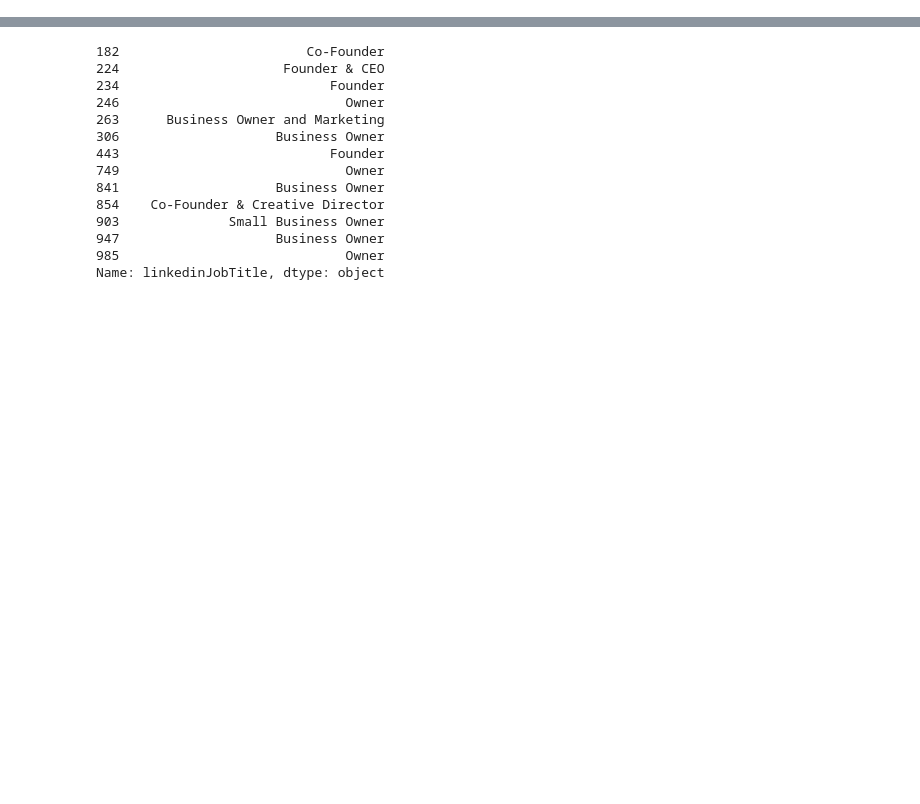
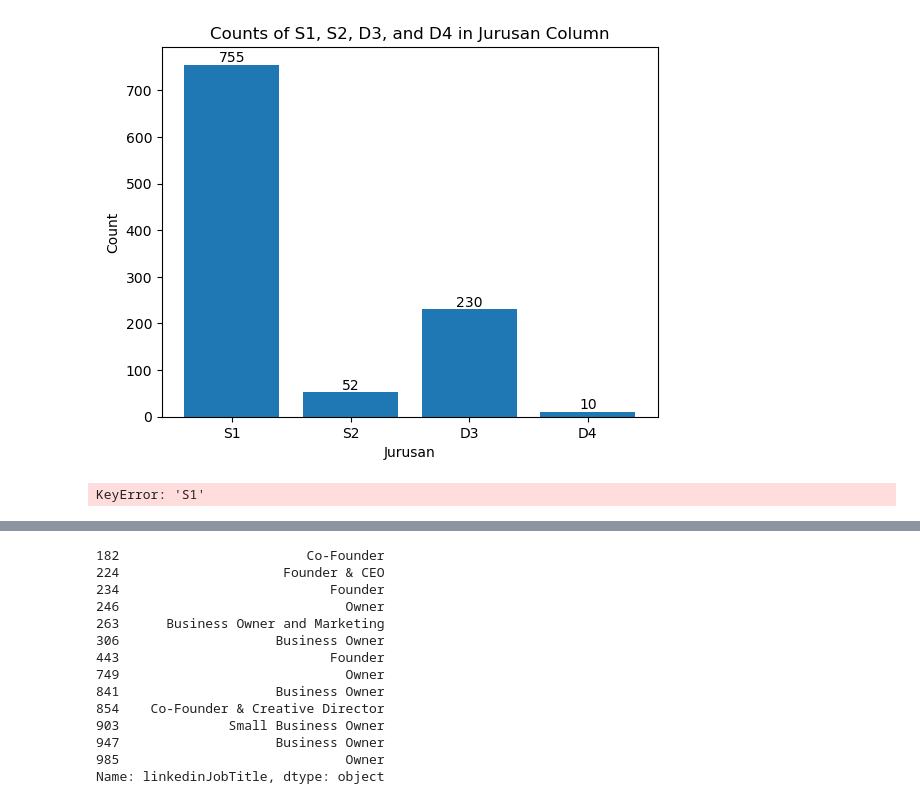
Before and after one commit to ammarff/tracer_study, a Jupyter notebook: has_linkedin.ipynb, the cells around one changed output, grey strips where cells are left out. Drawn from its saved outputs; the diff is of its cells as text; code cells hidden in the pictures; blank space fills up the shorter version.

```diff
--- a/has_linkedin.ipynb
+++ b/has_linkedin.ipynb
@@ -164,3 +198,30 @@ df
+# %%
+import seaborn as sns
+count_S1 = df[df['Jurusan'].str.contains('S1')]['Jurusan'].count()
+count_S2 = df[df['Jurusan'].str.contains('S2')]['Jurusan'].count()
+count_D3 = df[df['Jurusan'].str.contains('D3')]['Jurusan'].count()
+count_D4 = df[df['Jurusan'].str.contains('D4')]['Jurusan'].count()
+
+# Create a bar chart
+categories = ['S1', 'S2', 'D3', 'D4']
+counts = [count_S1, count_S2, count_D3, count_D4]
+
+plt.bar(categories, counts)
+plt.xlabel('Jurusan')
+plt.ylabel('Count')
+plt.title('Counts of S1, S2, D3, and D4 in Jurusan Column')
+
+# Display counts above the bars
+for i in range(len(categories)):
+    plt.text(categories[i], counts[i], str(counts[i]), ha='center', va='bottom')
+
+plt.show()
+# %% [output]
+[figure, added]
+# %%
+sns.barplot(x=categories, y=counts, hue=df['label_linkedin'])
+# %% [output]
+KeyError: 'S1'
 # %%
 # def categorize(row):
 #     if pd.isna(row['linkedinJobTitle']):
```
Also changed, not shown: parts of 30 cells of this notebook, 7 other files.
